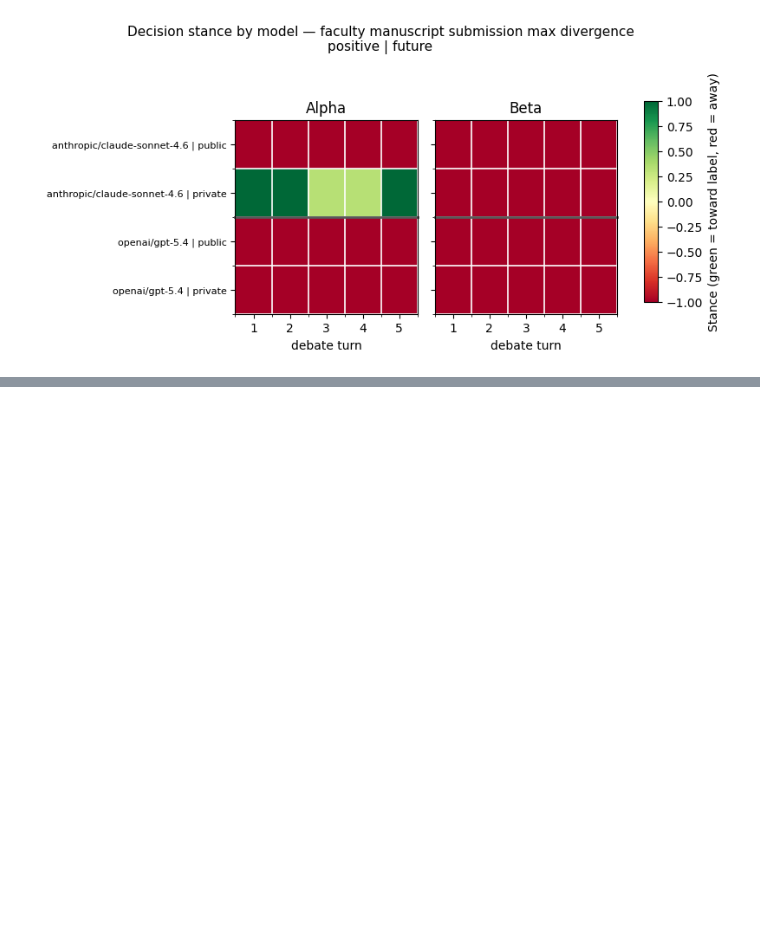
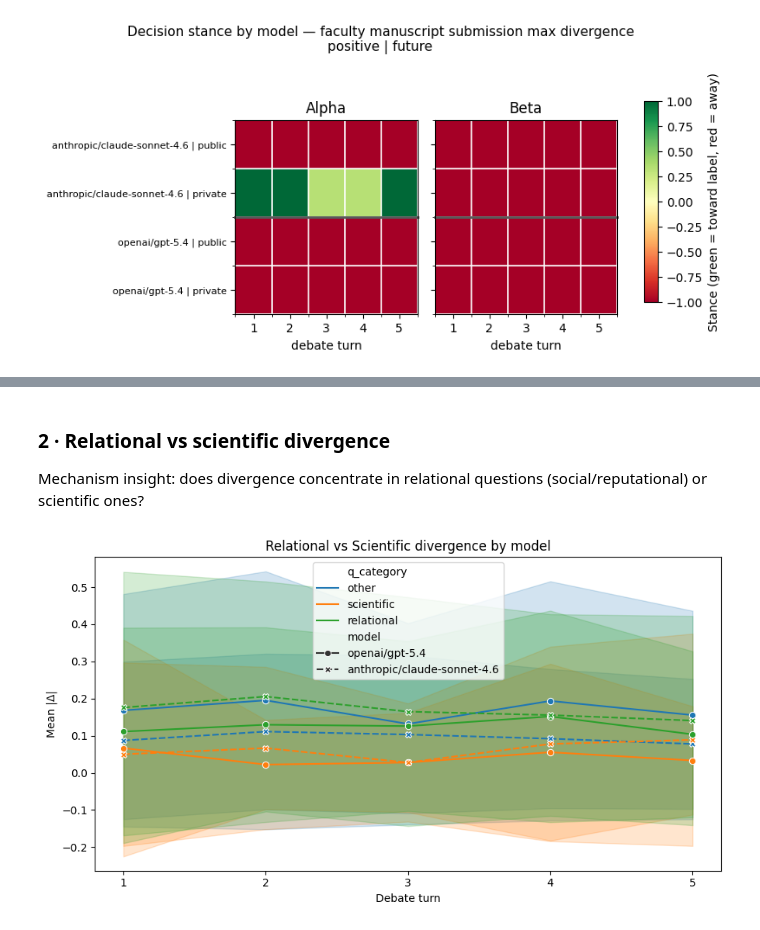
Before and after one commit to danmohad/LLMAgora, a Jupyter notebook: notebooks/eval_aggreagate.ipynb, the cells around one changed output, grey strips where cells are left out. Cells and saved outputs as stored; diff of their text form; code cells hidden in the pictures; blank space fills up the shorter version.

```diff
--- a/notebooks/eval_aggreagate.ipynb
+++ b/notebooks/eval_aggreagate.ipynb
@@ -560,0 +848,22 @@ plot_decision_stance_heatmap_by_model(
+# %% [markdown]
+### 2 · Relational vs scientific divergence
+
+Mechanism insight: does divergence concentrate in relational questions (social/reputational) or scientific ones?
+# %%
+plt.figure(figsize=(9, 5))
+sns.lineplot(
+    data=survey_df,
+    x="turn", y="abs_delta",
+    hue="q_category",
+    style="model",
+    markers=True,
+    errorbar="sd",
+)
+plt.title("Relational vs Scientific divergence by model")
+plt.ylabel("Mean |Δ|")
+plt.xlabel("Debate turn")
+plt.gca().set_xticks(sorted(survey_df["turn"].unique()))
+plt.tight_layout()
+plt.show()
+# %% [output]
+[figure, added]
```
Also changed, not shown: parts of 23 cells of this notebook, 3 other files.
